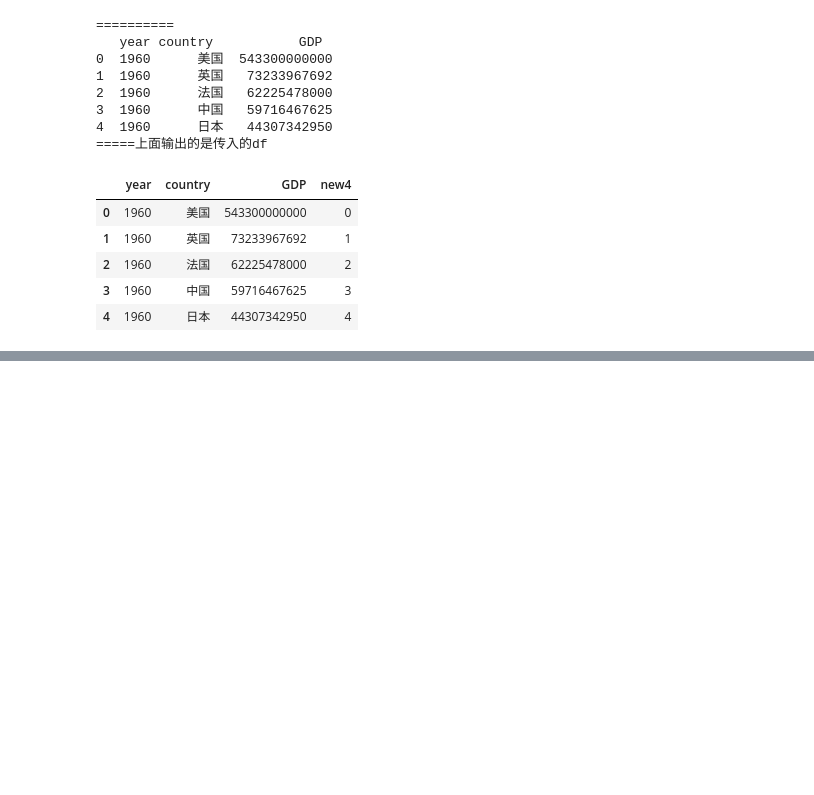
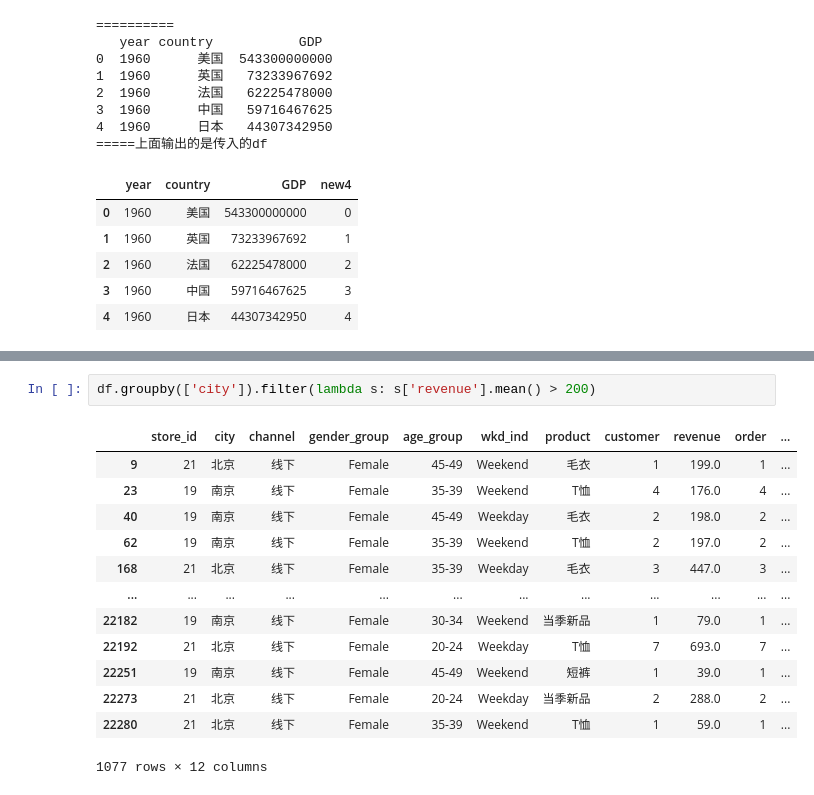
Before and after one commit to AmazingYe-oss/DataScience-Learning-Kit, a Jupyter notebook: code/pandas_examples.ipynb, the cells around one changed output, grey strips where cells are left out. Cells and saved outputs as stored; diff of their text form; blank space fills up the shorter version.

```diff
--- a/code/pandas_examples.ipynb
+++ b/code/pandas_examples.ipynb
@@ -538,0 +684,16 @@ df2.assign(new4=foo)
+# %%
+df.groupby(['city']).filter(lambda s: s['revenue'].mean() > 200)
+# %% [output]
+|  | store_id | city | channel | gender_group | age_group | wkd_ind | product | customer | revenue | order | ... |
+| 9 | 21 | 北京 | 线下 | Female | 45-49 | Weekend | 毛衣 | 1 | 199.0 | 1 | ... |
+| 23 | 19 | 南京 | 线下 | Female | 35-39 | Weekend | T恤 | 4 | 176.0 | 4 | ... |
+| 40 | 19 | 南京 | 线下 | Female | 45-49 | Weekday | 毛衣 | 2 | 198.0 | 2 | ... |
+| 62 | 19 | 南京 | 线下 | Female | 35-39 | Weekend | T恤 | 2 | 197.0 | 2 | ... |
+| 168 | 21 | 北京 | 线下 | Female | 35-39 | Weekday | 毛衣 | 3 | 447.0 | 3 | ... |
+| ... | ... | ... | ... | ... | ... | ... | ... | ... | ... | ... | ... |
+| 22182 | 19 | 南京 | 线下 | Female | 30-34 | Weekend | 当季新品 | 1 | 79.0 | 1 | ... |
+| 22192 | 21 | 北京 | 线下 | Female | 20-24 | Weekday | T恤 | 7 | 693.0 | 7 | ... |
+| 22251 | 19 | 南京 | 线下 | Female | 45-49 | Weekend | 短裤 | 1 | 39.0 | 1 | ... |
+| 22273 | 21 | 北京 | 线下 | Female | 20-24 | Weekday | 当季新品 | 2 | 288.0 | 2 | ... |
+| 22280 | 21 | 北京 | 线下 | Female | 35-39 | Weekend | T恤 | 1 | 59.0 | 1 | ... |
+1077 rows × 12 columns
```
Also changed, not shown: parts of 14 cells of this notebook.
